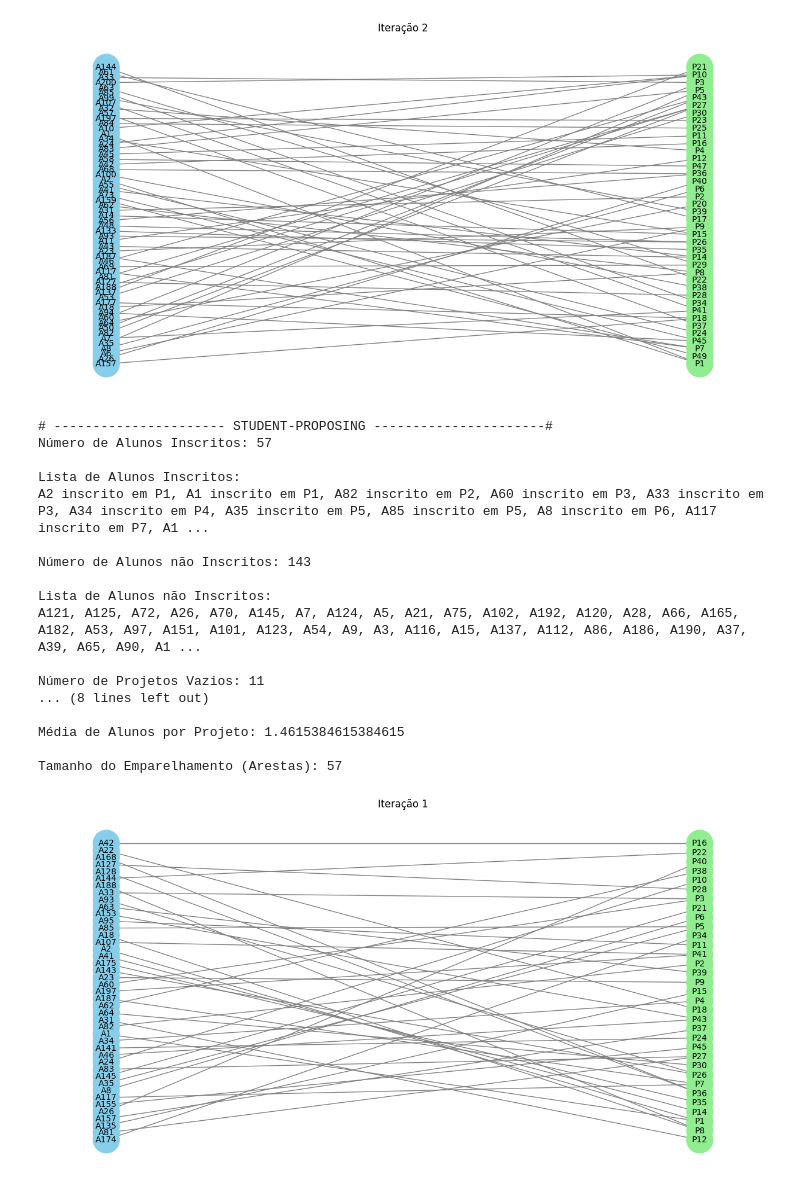
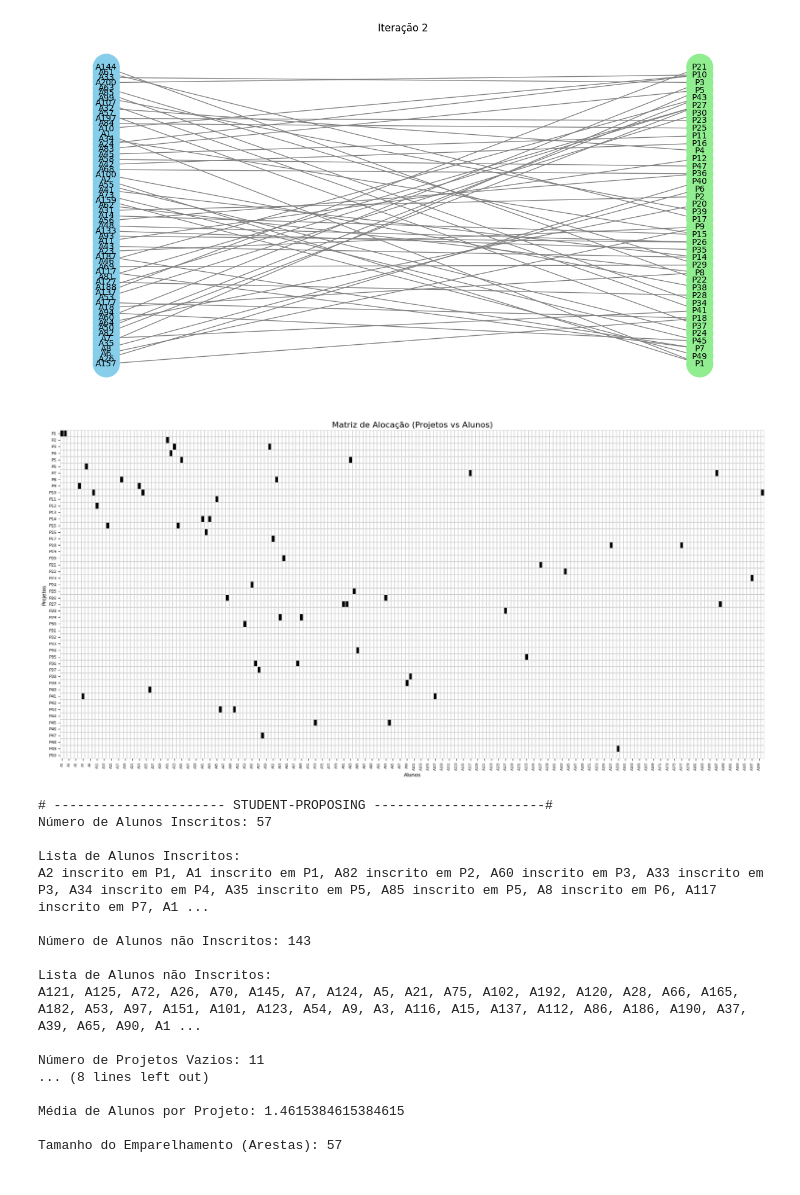
Before and after one commit to The3rdMega/PROJETO2TAG, a Jupyter notebook: Emparelhamento.ipynb, the cells around one changed output. Cells and saved outputs as stored; diff of their text form; code cells hidden in the pictures.

Commit message:
Implementado Matriz de Emparelhamento

```diff
--- a/Emparelhamento.ipynb
+++ b/Emparelhamento.ipynb
@@ -4,6 +4,8 @@ import re
 import matplotlib.pyplot as plt
 import networkx as nx
 from copy import deepcopy
+import seaborn as sns
+import pandas as pd
 
 
 def coletaDados(estado_final, alunos, projetos):
@@ -198,6 +200,35 @@ def retornaIndice(alunos, projetos):
         print(f"{k}: {v:.2f}%")
     '''
     return porcentagens
+
+def geraMatriz(emparelhamento):
+    # Cria listas ordenadas
+    alunos_ids = [f'A{i}' for i in range(1, 201)]
+    projetos_ids = [f'P{i}' for i in range(1, 51)]
+
+    # Inicializa matriz como DataFrame (linhas = projetos, colunas = alunos)
+    matriz_df = pd.DataFrame(0, index=projetos_ids, columns=alunos_ids)
+
+    # Preenche a matriz com base no emparelhamento
+    for projeto, tuplas in emparelhamento.items():
+        for nota, aluno in tuplas:
+            if projeto in matriz_df.index and aluno in matriz_df.columns:
+                matriz_df.at[projeto, aluno] = 1
+
+    # Plot com seaborn
+    plt.figure(figsize=(20, 10))
+    sns.heatmap(matriz_df, cmap="Greys", cbar=False, linewidths=0.1, linecolor='lightgray')
+    plt.title("Matriz de Alocação (Projetos vs Alunos)", fontsize=16)
+    plt.xlabel("Alunos")
+    plt.ylabel("Projetos")
+    plt.xticks(rotation=90, fontsize=6)
+    plt.yticks(rotation=0, fontsize=8)
+    plt.tight_layout()
+    plt.show()
+
+
+
+
 
 
 
@@ -404,8 +435,11 @@ def main():
 
     realizarColeta(dadosPP)
     desenharGrafo(historicoPP, alunos, projetos, showNonConnected=False)
+    geraMatriz(historicoPP[-1])
 
     print()
+
+    print('# ---------------------- STUDENT-PROPOSING ----------------------#')
 
     #Limpa preferências inexistentes de alunos (P51+)
     for aluno_id, dados in alunos.items():
@@ -414,16 +448,18 @@ def main():
     historicoAP = gale_shapley_visual(alunos, projetos, max_iter=10)
     dadosAP = coletaDados(historicoAP[-1], alunos, projetos)
 
-    print('# ---------------------- STUDENT-PROPOSING ----------------------#')
+
 
     realizarColeta(dadosAP)
     desenharGrafo(historicoAP, alunos, projetos, showNonConnected=False)
+    geraMatriz(historicoAP[-1])
 
 
     print('# ----------------------- MAX-CARDINALITY -----------------------#')
 
     realizarColeta(dadosMC)
     desenharGrafo(historicoMC, alunos, projetos, showNonConnected=False)
+    geraMatriz(historicoMC[-1])
 
 
 main()
@@ -444,9 +480,10 @@ P9: 2.77%
 
 Média de Alunos por Projeto: 1.475
 
 Tamanho do Emparelhamento (Arestas): 59
 [figure]
 [figure]
+[figure, new version]
 # ---------------------- STUDENT-PROPOSING ----------------------#
 Número de Alunos Inscritos: 57
 
@@ -464,4 +501,3 @@ Número de Projetos Vazios: 11
 Média de Alunos por Projeto: 1.4615384615384615
 
 Tamanho do Emparelhamento (Arestas): 57
-[figure, old version]
```
Also changed, not shown: parts of 1 cell of this notebook, 4 other files.
